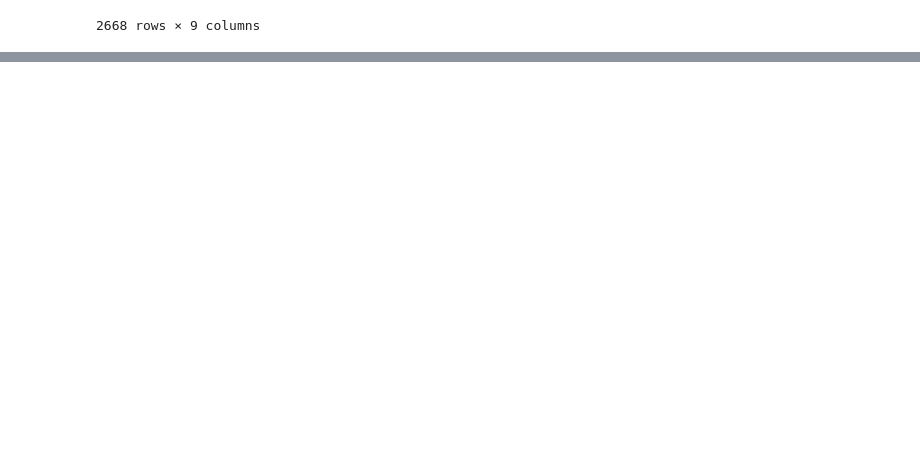
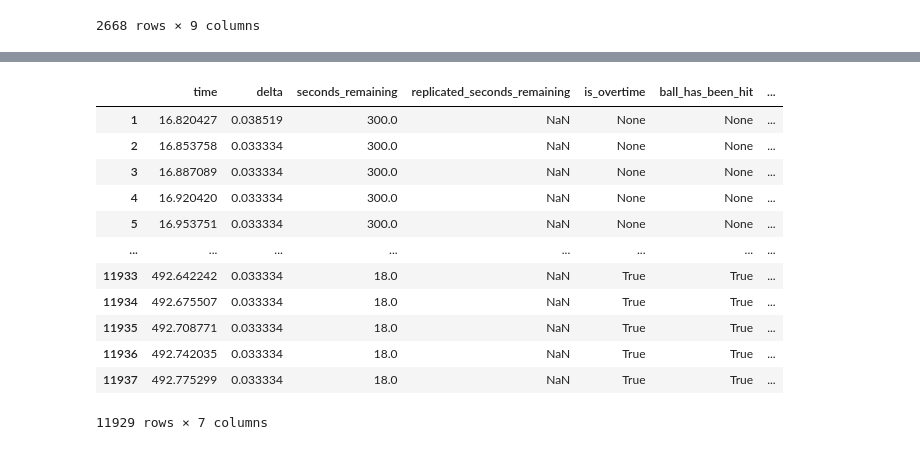
Before and after one commit to MWilliamson96/MLE_advanced_metrics_raw_replays, a Jupyter notebook: eda_and_testing/recreating_s11_raw_from_replays.ipynb, the cells around one changed output, grey strips where cells are left out. Cells and saved outputs as stored; diff of their text form; code cells hidden in the pictures; blank space fills up the shorter version.

Commit message:
added .replay files to .gitignore, continued mapping analysis output to mle stats

```diff
--- a/eda_and_testing/recreating_s11_raw_from_replays.ipynb
+++ b/eda_and_testing/recreating_s11_raw_from_replays.ipynb
@@ -181,0 +210,9 @@ for item in atr_map.items():
+# %%
+ot_decomp_json = carball.decompile_replay(str(data_path / 's11_replays' / '69746348-9d8c-4cb0-93ad-56d026d35be7.replay'))
+ot_game = Game()
+ot_game.initialize(loaded_json=ot_decomp_json)
+ot_analysis_manager = AnalysisManager(ot_game)
+ot_analysis_manager.create_analysis(calculate_intensive_events=True)
+out_json = open(str(data_path / 'cb_wd' / 'ot_replay.json'), 'w')
+ot_analysis_manager.write_json_out_to_file(out_json)
+out_json.close()
@@ -181,0 +236,16 @@ for item in atr_map.items():
+# %%
+ot_analysis_manager.get_data_frame()['game']
+# %% [output]
+|  | time | delta | seconds_remaining | replicated_seconds_remaining | is_overtime | ball_has_been_hit | ... |
+| 1 | 16.820427 | 0.038519 | 300.0 | NaN | None | None | ... |
+| 2 | 16.853758 | 0.033334 | 300.0 | NaN | None | None | ... |
+| 3 | 16.887089 | 0.033334 | 300.0 | NaN | None | None | ... |
+| 4 | 16.920420 | 0.033334 | 300.0 | NaN | None | None | ... |
+| 5 | 16.953751 | 0.033334 | 300.0 | NaN | None | None | ... |
+| ... | ... | ... | ... | ... | ... | ... | ... |
+| 11933 | 492.642242 | 0.033334 | 18.0 | NaN | True | True | ... |
+| 11934 | 492.675507 | 0.033334 | 18.0 | NaN | True | True | ... |
+| 11935 | 492.708771 | 0.033334 | 18.0 | NaN | True | True | ... |
+| 11936 | 492.742035 | 0.033334 | 18.0 | NaN | True | True | ... |
+| 11937 | 492.775299 | 0.033334 | 18.0 | NaN | True | True | ... |
+11929 rows × 7 columns
```
Also changed, not shown: parts of 8 cells of this notebook, 5 other files.
